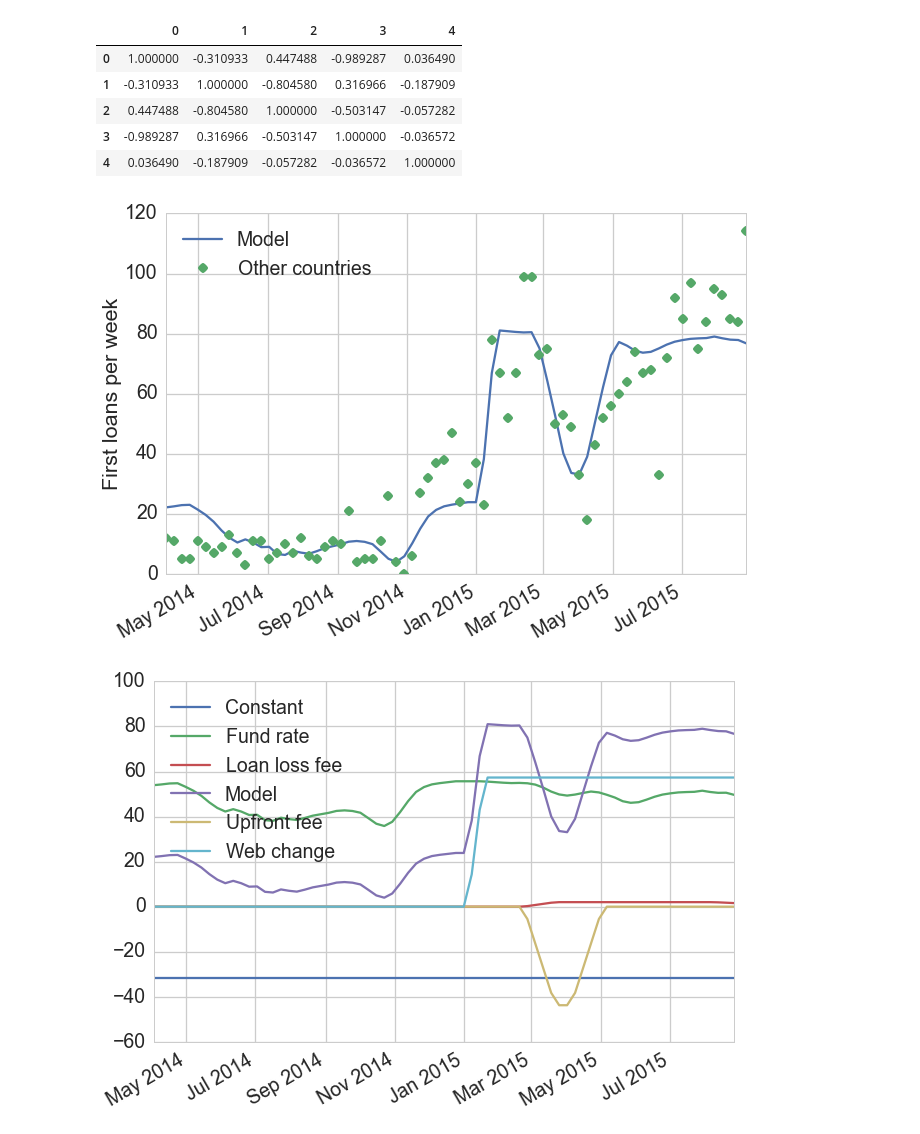
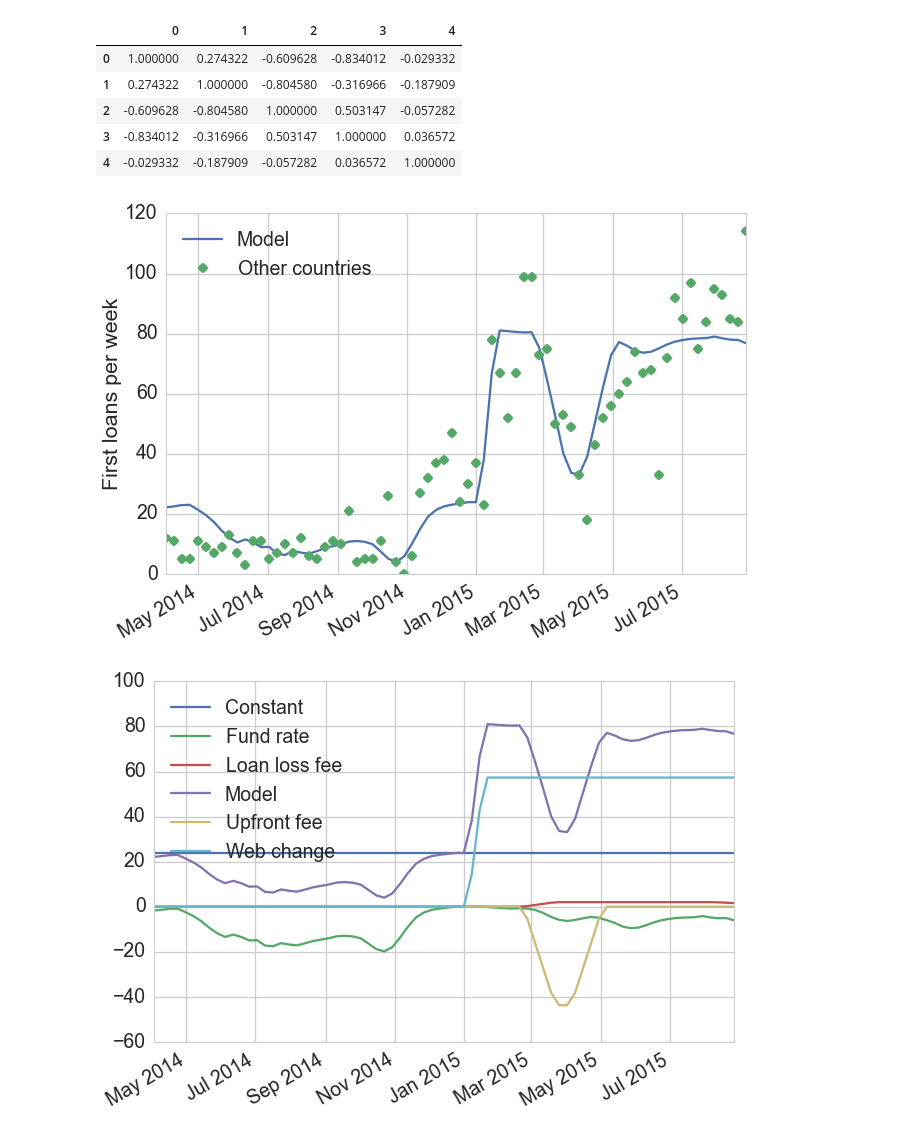
Before and after one commit to glenday/Zidisha, a Jupyter notebook: ZidishaApp/app/Zidisha_complex_fit.ipynb, the cells around one changed output. Saved outputs shown, nothing was run; the diff lists cells and outputs as text; code cells hidden in the pictures.

```diff
--- a/ZidishaApp/app/Zidisha_complex_fit.ipynb
+++ b/ZidishaApp/app/Zidisha_complex_fit.ipynb
@@ -99,6 +105,8 @@ df_invitee_first_loan_frac = df_invitee_first_loan_count / df_first_loans_count
 # Policies
 df_loan_loss_fee_kenya = load_Zidisha.loan_loss_reserve_fee_Kenya(time_bins_center)
 df_loan_loss_fee_other = load_Zidisha.loan_loss_reserve_fee_Other(time_bins_center)
+df_loan_loss_fee_indonesia = load_Zidisha.loan_loss_reserve_fee_indonesia(time_bins_center)
+df_loan_loss_fee_ghana = load_Zidisha.loan_loss_reserve_fee_ghana(time_bins_center)
 df_max_invites = load_Zidisha.max_invites(time_bins_center)
 df_max_first_loan = load_Zidisha.max_new_loan_size(time_bins_center)
 df_website_change = load_Zidisha.website_change(time_bins_center)
@@ -119,7 +127,38 @@ def rect_window_filter(data: np.array, window_length: int) -> np.array:
             end_pad = front_pad
             norm_window = np.repeat(1.0, window_length) / window_length
         data_long = np.pad(data, ((front_pad, end_pad),), mode='edge')
+        # avoid fftconvolve as it distributes one input NaN to entire output
         data_filt = sps.convolve(data_long, norm_window, 'valid')
     else:
         data_filt = data.copy()
     return data_filt
+
+def causal_rect_window_filter(data: np.array, window_length: int) -> np.array:
+    window_length = np.round(window_length)
+    if window_length > 0:
+        front_pad = window_length - 1
+        end_pad = 0
+        norm_window = np.repeat(1.0, window_length) #/ window_length
+        norm_window[0] = 0.5
+        norm_window[-1] = 0.5
+        norm_window /= np.sum(norm_window)
+        data_long = np.pad(data, ((front_pad, end_pad),), mode='edge')
+        # avoid fftconvolve as it distributes one input NaN to entire output
+        data_filt = sps.convolve(data_long, norm_window, 'valid')
+    else:
+        data_filt = data.copy()
+    return data_filt
+
+def causal_hann_window_filter(data: np.array, window_length: int) -> np.array:
+    window_length = np.round(window_length)
+    if window_length > 0:
+        front_pad = window_length
+        end_pad = 1
+        norm_window = sps.hann(window_length + 2) #/ window_length
+        norm_window /= np.sum(norm_window)
+        data_long = np.pad(data, ((front_pad, end_pad),), mode='edge')
+        # avoid fftconvolve as it distributes one input NaN to entire output
+        data_filt = sps.convolve(data_long, norm_window, 'valid')
+    else:
+        data_filt = data.copy()
+    return data_filt
@@ -425,15 +1267,19 @@ for index in range(len(results.params)):
 df_fit = pd.DataFrame(df_dict, index=time_axis)
 df_fit.plot()
 
+peak_times = np.array([np.datetime64('2015-01-01T00Z', 'ns'), np.datetime64('2015-03-01T00Z', 'ns')])
+peak_range = np.searchsorted(time_axis.values, peak_times)
+norm_scale = 1 / np.amax(results.predict()[peak_range[0]:peak_range[1]])
+
 other_nlr = label_array.copy()
 #other_scaled = other_nlr.copy()# * results.params[0]/results.params[2]
-other_scaled = other_nlr.copy() / results.params[0]
-other_fit_scaled = results.predict() / results.params[0]
+other_scaled = other_nlr.copy() * norm_scale
+other_fit_scaled = results.predict() * norm_scale
 
 pd.DataFrame({'Residuals': results.resid}, index=time_axis).plot()
 
-other_norm_params = results.params / results.params[0]
-other_norm_bse = results.bse / results.params[0]
+other_norm_params = results.params * norm_scale
+other_norm_bse = results.bse * norm_scale
 print(other_norm_params)
 print(other_norm_bse)
 print(other_norm_params[2] - 2*np.sqrt(other_norm_bse[0]**2 + other_norm_bse[2]**2))
@@ -464,11 +1310,11 @@ Covariance Type:            nonrobust
 |  | 0 | 1 | 2 | 3 | 4 |
-| 0 | 1.000000 | -0.310933 | 0.447488 | -0.989287 | 0.036490 |
-| 1 | -0.310933 | 1.000000 | -0.804580 | 0.316966 | -0.187909 |
-| 2 | 0.447488 | -0.804580 | 1.000000 | -0.503147 | -0.057282 |
-| 3 | -0.989287 | 0.316966 | -0.503147 | 1.000000 | -0.036572 |
-| 4 | 0.036490 | -0.187909 | -0.057282 | -0.036572 | 1.000000 |
+| 0 | 1.000000 | 0.274322 | -0.609628 | -0.834012 | -0.029332 |
+| 1 | 0.274322 | 1.000000 | -0.804580 | -0.316966 | -0.187909 |
+| 2 | -0.609628 | -0.804580 | 1.000000 | 0.503147 | -0.057282 |
+| 3 | -0.834012 | -0.316966 | 0.503147 | 1.000000 | 0.036572 |
+| 4 | -0.029332 | -0.187909 | -0.057282 | 0.036572 | 1.000000 |
 [figure]
-[figure, old version]
+[figure, new version]
 [figure]
 # %%
 #Fit of Indonesia
```
Also changed, not shown: parts of 21 cells of this notebook, 9 other files.
